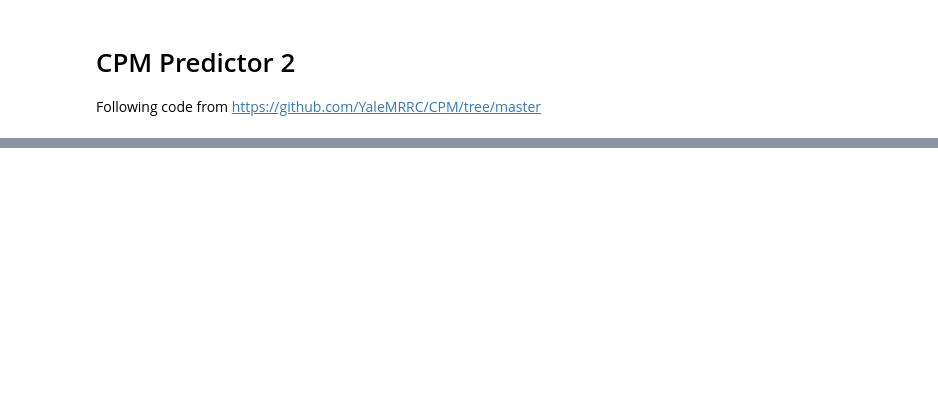
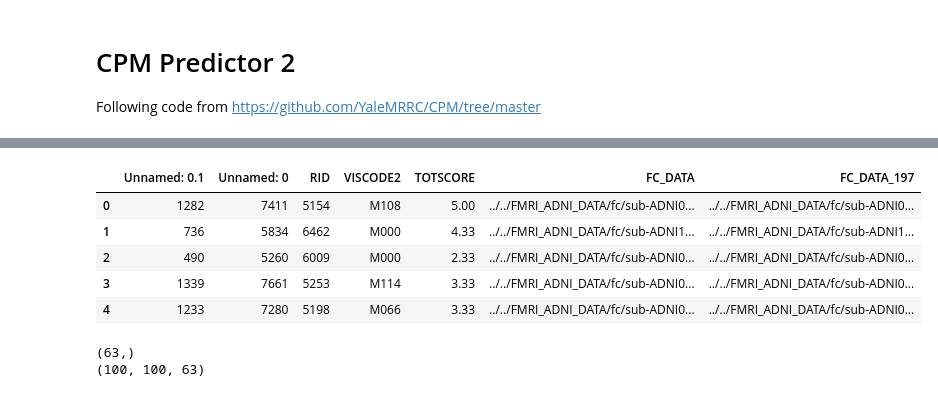
Before and after one commit to dChakr/ad_modelling_fyp, a Jupyter notebook: predictors/cpm_2.ipynb, the cells around one changed output, grey strips where cells are left out. Drawn from its saved outputs; the diff is of its cells as text; code cells hidden in the pictures; blank space fills up the shorter version.

```diff
--- a/predictors/cpm_2.ipynb
+++ b/predictors/cpm_2.ipynb
@@ -123,0 +220,6 @@ def kfold_cpm(X,y,k):
+# %%
+# Define the number of buckets
+n_buckets = 10
+
+# Define the bins for splitting the column into buckets
+bins = pd.cut(df['TOTSCORE'], bins=n_buckets, labels=False)
@@ -123,0 +241,9 @@ def kfold_cpm(X,y,k):
+# %%
+# Group the DataFrame by the bins and create a dictionary of DataFrames
+buckets = {i: group for i, group in df.groupby(bins)}
+# %%
+for i in range(n_buckets):
+    bucket = buckets.get(i)
+    if bucket is not None:
+        print(f"Bucket {i}:")
+        print(bucket.shape)
@@ -123,0 +273,16 @@ def kfold_cpm(X,y,k):
+# %%
+sample_df = None
+total_sample = 0
+
+for i in range(n_buckets):
+    bucket = buckets.get(i)
+    if bucket is not None:
+        f = bucket.shape[0]
+        sample_n = 1 if f * 0.1 < 1 else round(f * 0.1)
+        print(sample_n)
+
+        random = bucket.sample(sample_n)
+        sample_df = pd.concat([sample_df, random])
+
+sample_df = sample_df.reset_index(drop=True)
+sample_df.shape
@@ -123,0 +301,9 @@ def kfold_cpm(X,y,k):
+# %%
+sample_df.head()
+# %% [output]
+|  | Unnamed: 0.1 | Unnamed: 0 | RID | VISCODE2 | TOTSCORE | FC_DATA | FC_DATA_197 |
+| 0 | 1282 | 7411 | 5154 | M108 | 5.00 | ../../FMRI_ADNI_DATA/fc/sub-ADNI0... | ../../FMRI_ADNI_DATA/fc/sub-ADNI0... |
+| 1 | 736 | 5834 | 6462 | M000 | 4.33 | ../../FMRI_ADNI_DATA/fc/sub-ADNI1... | ../../FMRI_ADNI_DATA/fc/sub-ADNI1... |
+| 2 | 490 | 5260 | 6009 | M000 | 2.33 | ../../FMRI_ADNI_DATA/fc/sub-ADNI0... | ../../FMRI_ADNI_DATA/fc/sub-ADNI0... |
+| 3 | 1339 | 7661 | 5253 | M114 | 3.33 | ../../FMRI_ADNI_DATA/fc/sub-ADNI0... | ../../FMRI_ADNI_DATA/fc/sub-ADNI0... |
+| 4 | 1233 | 7280 | 5198 | M066 | 3.33 | ../../FMRI_ADNI_DATA/fc/sub-ADNI0... | ../../FMRI_ADNI_DATA/fc/sub-ADNI0... |
@@ -123,0 +325,9 @@ def kfold_cpm(X,y,k):
+# %%
+Y_strat = sample_df['TOTSCORE']
+print(Y_strat.shape)
+
+X_strat_transposed = np.transpose(X_strat, (1, 2, 0))
+print(X_strat_transposed.shape)
+# %% [output]
+(63,)
+(100, 100, 63)
```
Also changed, not shown: parts of 43 cells of this notebook, 4 other files.
